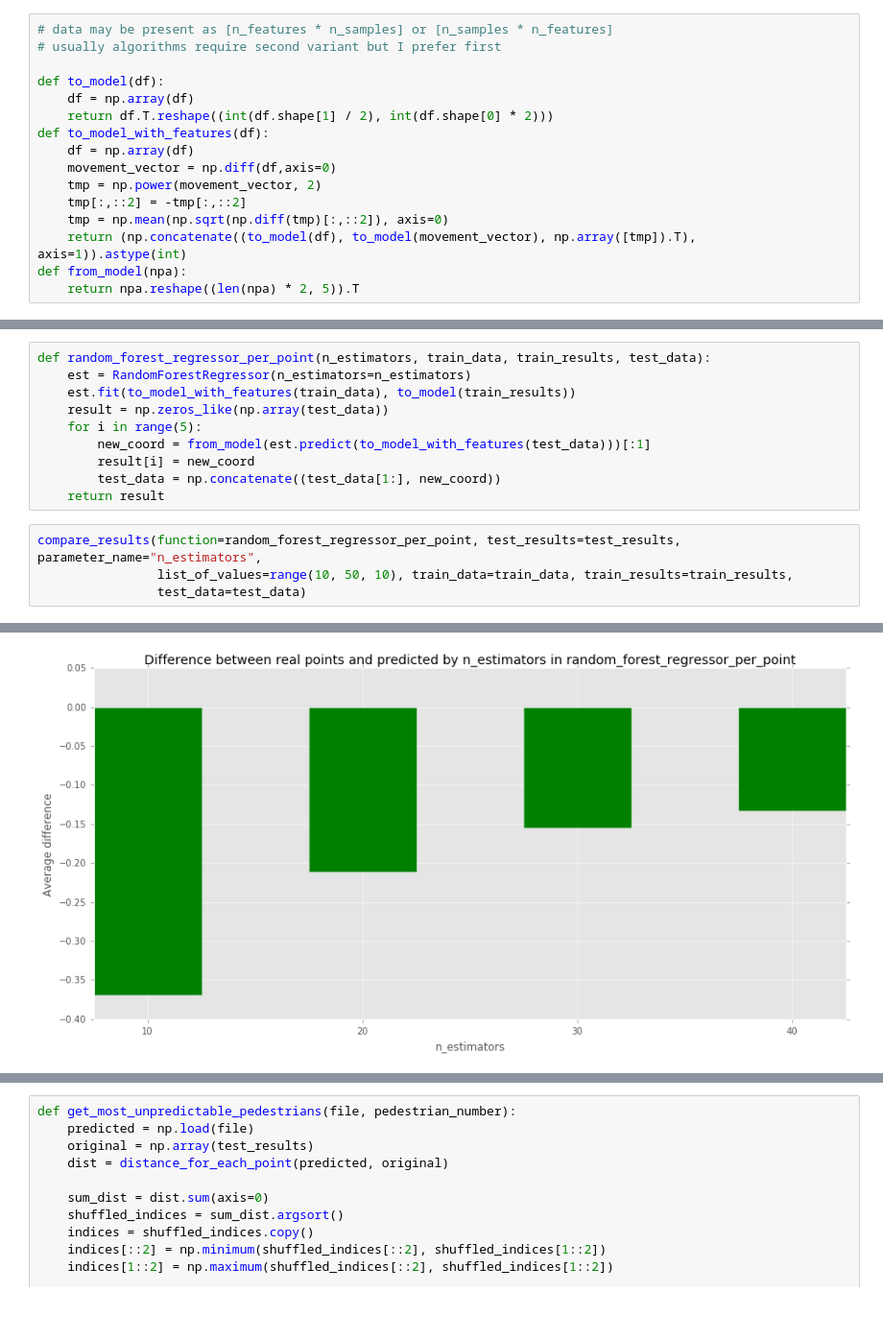
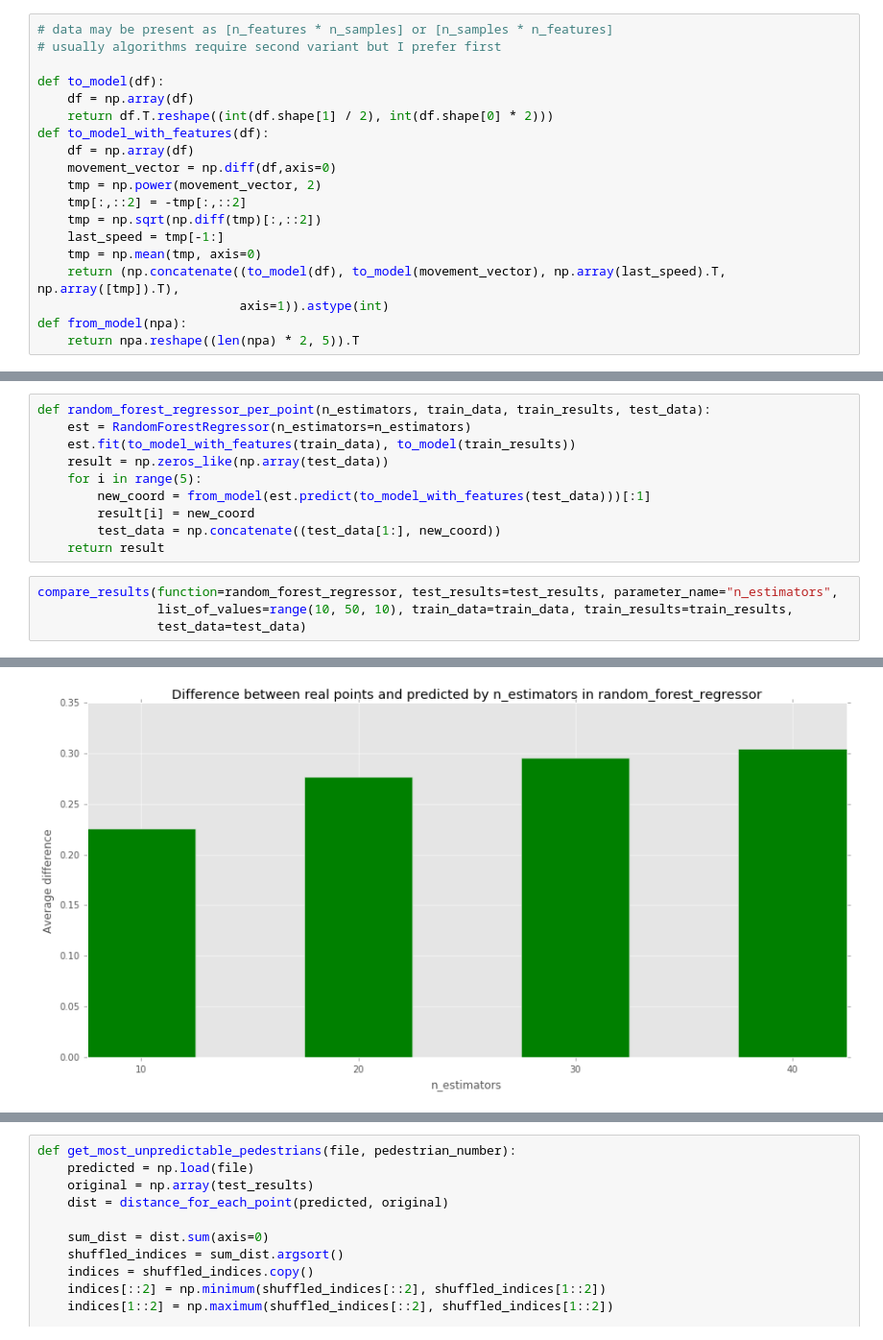
Before and after one commit to avgaydashenko/cuddly-robot, a Jupyter notebook: framework.ipynb, the cells around one changed output, grey strips where cells are left out. Shown at 96% size. Cells and saved outputs as stored; diff of their text form; blank space fills up the shorter version.

Commit message:
calculation per point

```diff
--- a/framework.ipynb
+++ b/framework.ipynb
@@ -80,8 +80,11 @@ def to_model_with_features(df):
     movement_vector = np.diff(df,axis=0)
     tmp = np.power(movement_vector, 2)
     tmp[:,::2] = -tmp[:,::2]
-    tmp = np.mean(np.sqrt(np.diff(tmp)[:,::2]), axis=0)
-    return (np.concatenate((to_model(df), to_model(movement_vector), np.array([tmp]).T), axis=1)).astype(int)
+    tmp = np.sqrt(np.diff(tmp)[:,::2])
+    last_speed = tmp[-1:]
+    tmp = np.mean(tmp, axis=0)
+    return (np.concatenate((to_model(df), to_model(movement_vector), np.array(last_speed).T, np.array([tmp]).T),
+                           axis=1)).astype(int)
 def from_model(npa):
     return npa.reshape((len(npa) * 2, 5)).T
 # %%
@@ -206,7 +209,7 @@ def random_forest_regressor_per_point(n_estimators, train_data, train_results, t
         test_data = np.concatenate((test_data[1:], new_coord))
     return result
 # %%
-compare_results(function=random_forest_regressor_per_point, test_results=test_results, parameter_name="n_estimators",
+compare_results(function=random_forest_regressor, test_results=test_results, parameter_name="n_estimators",
                 list_of_values=range(10, 50, 10), train_data=train_data, train_results=train_results,
                 test_data=test_data)
 # %% [output]
@@ -219 +222 @@ Results: [-0.36877023568331868, -0.21115208489454274, -0.1542960484756104, -0.13
-[figure, old version]
+[figure, new version]
```
Also changed, not shown: parts of 3 cells of this notebook.
